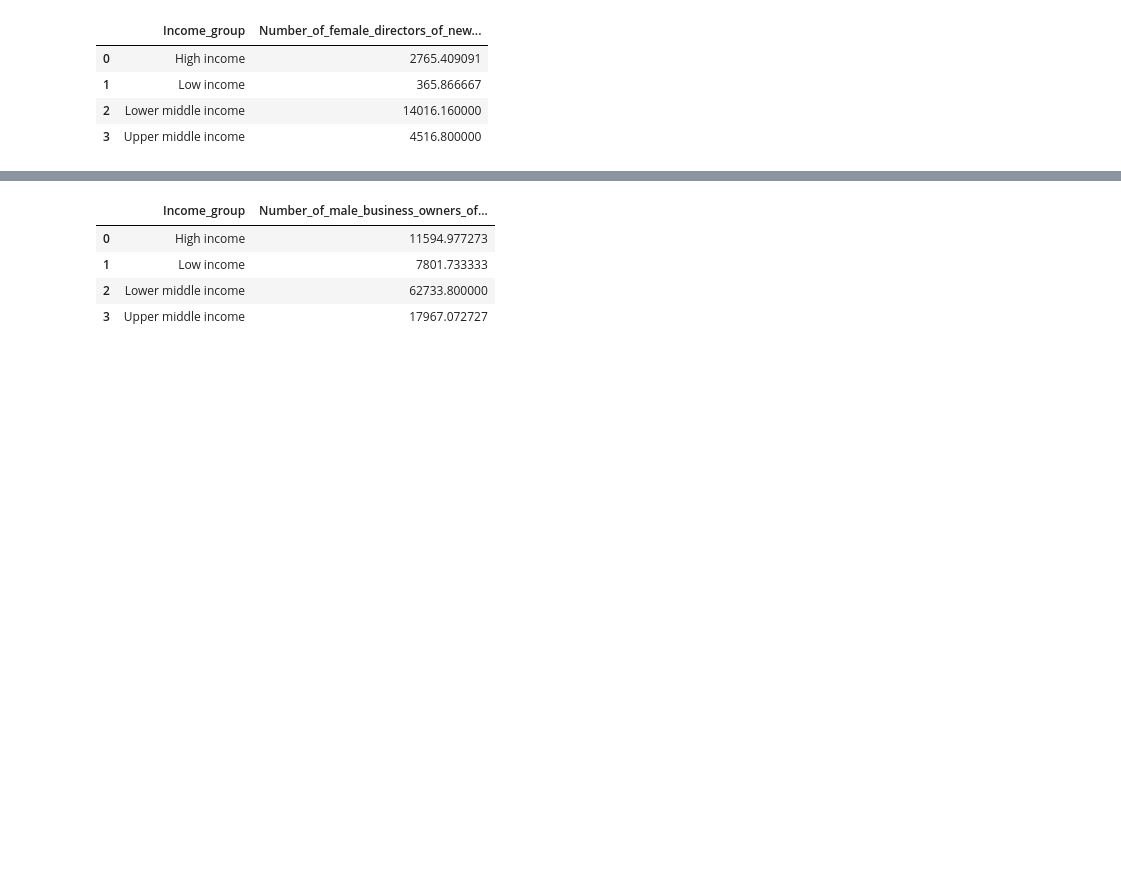
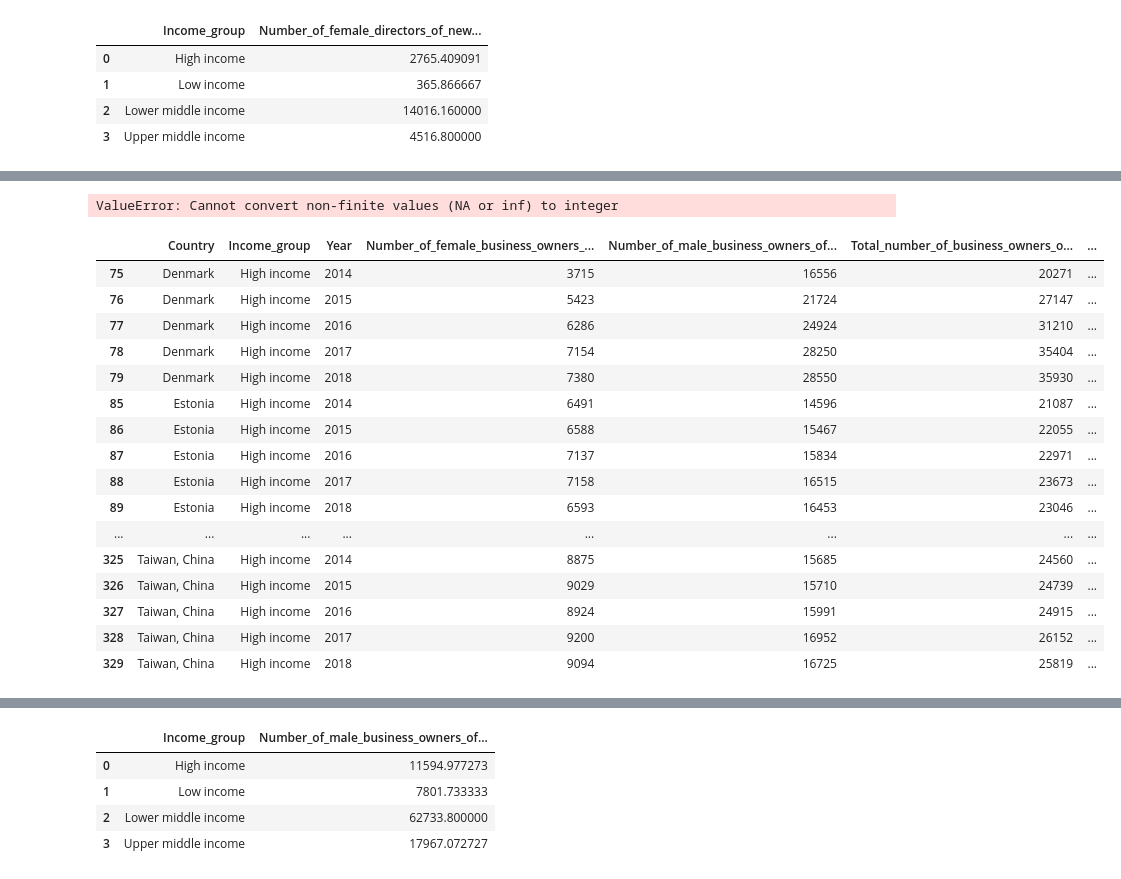
Before and after one commit to AnnikaBock65/Female_Entrepreneurship, a Jupyter notebook: notebooks/Final_Female_Business_Owner.ipynb, the cells around one changed output, grey strips where cells are left out. Saved outputs shown, nothing was run; the diff lists cells and outputs as text; code cells hidden in the pictures; blank space fills up the shorter version.

```diff
--- a/notebooks/Final_Female_Business_Owner.ipynb
+++ b/notebooks/Final_Female_Business_Owner.ipynb
@@ -606,3 +606,6 @@ fem_directors_income
 | 1 | Low income | 365.866667 |
 | 2 | Lower middle income | 14016.160000 |
 | 3 | Upper middle income | 4516.800000 |
+# %%
+High_income_average = fem_directors_income.query('Income_group == "High income"')
+High_income_average
@@ -608,0 +615,3 @@ fem_directors_income
+# %%
+High_income_average.round(0)
+High_income_average['Number_of_female_directors_of_new_LCCS'] = High_income_average['Number_of_female_directors_of_new_LCCS'].astype(int)
@@ -610,0 +668,2 @@ High_income_sub = female_business_owner_drop_renamed.query('Income_group == "Hig
+# %%
+High_income_sub['difference_to_average_directors'] = High_income_sub['Number_of_female_directors_of_new_LCCS'] - High_income_average['Number_of_female_directors_of_new_LCCS']
@@ -610,0 +676,24 @@ High_income_sub = female_business_owner_drop_renamed.query('Income_group == "Hig
+# %%
+High_income_sub['difference_to_average_directors']  = High_income_sub['difference_to_average_directors'].astype(int)
+# %% [output]
+ValueError: Cannot convert non-finite values (NA or inf) to integer
+# %%
+High_income_sub
+# %% [output]
+|  | Country | Income_group | Year | Number_of_female_business_owners_... | Number_of_male_business_owners_of... | Total_number_of_business_owners_o... | ... |
+| 75 | Denmark | High income | 2014 | 3715 | 16556 | 20271 | ... |
+| 76 | Denmark | High income | 2015 | 5423 | 21724 | 27147 | ... |
+| 77 | Denmark | High income | 2016 | 6286 | 24924 | 31210 | ... |
+| 78 | Denmark | High income | 2017 | 7154 | 28250 | 35404 | ... |
+| 79 | Denmark | High income | 2018 | 7380 | 28550 | 35930 | ... |
+| 85 | Estonia | High income | 2014 | 6491 | 14596 | 21087 | ... |
+| 86 | Estonia | High income | 2015 | 6588 | 15467 | 22055 | ... |
+| 87 | Estonia | High income | 2016 | 7137 | 15834 | 22971 | ... |
+| 88 | Estonia | High income | 2017 | 7158 | 16515 | 23673 | ... |
+| 89 | Estonia | High income | 2018 | 6593 | 16453 | 23046 | ... |
+| ... | ... | ... | ... | ... | ... | ... | ... |
+| 325 | Taiwan, China | High income | 2014 | 8875 | 15685 | 24560 | ... |
+| 326 | Taiwan, China | High income | 2015 | 9029 | 15710 | 24739 | ... |
+| 327 | Taiwan, China | High income | 2016 | 8924 | 15991 | 24915 | ... |
+| 328 | Taiwan, China | High income | 2017 | 9200 | 16952 | 26152 | ... |
+| 329 | Taiwan, China | High income | 2018 | 9094 | 16725 | 25819 | ... |
```
Also changed, not shown: parts of 14 cells of this notebook, 2 other files.
